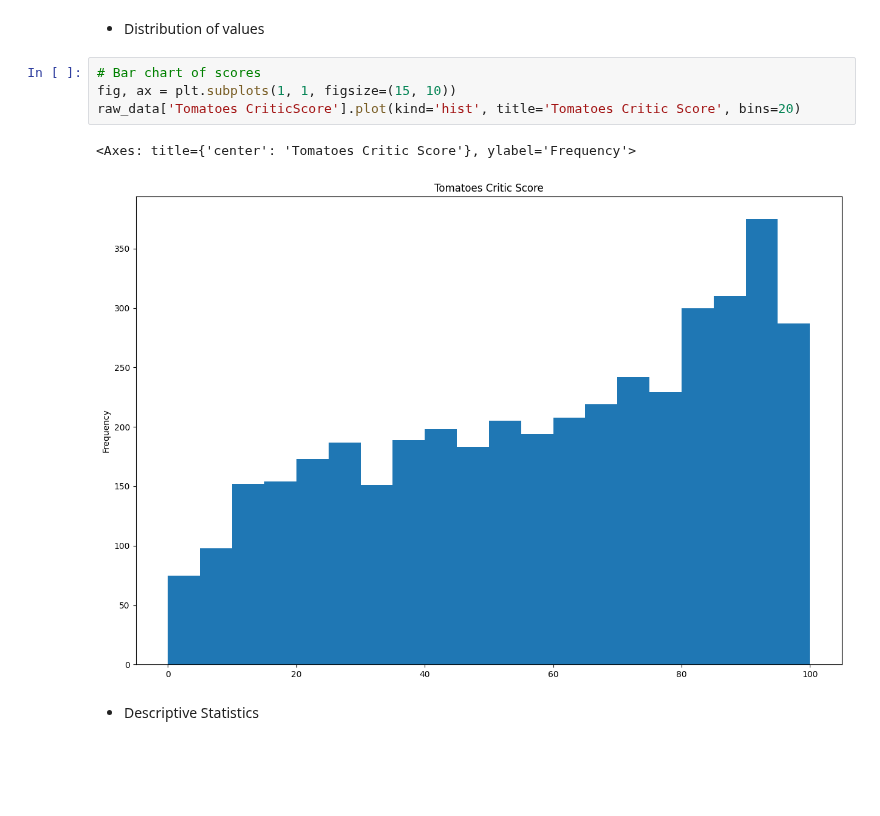
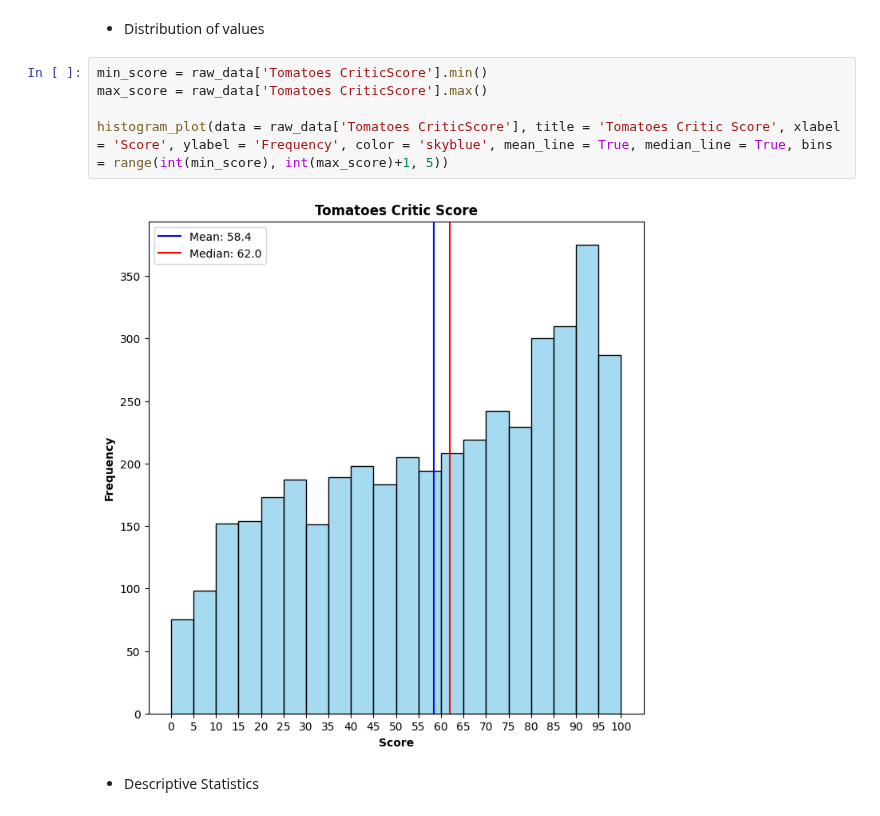
Before and after one commit to truongthuankiet1990gmailcom/Intro2DS---HCMUS---2024, a Jupyter notebook: 22127148_22127224_22127257_22127492.ipynb, the cells around one changed output. Drawn from its saved outputs; the diff is of its cells as text; blank space fills up the shorter version.

```diff
--- a/22127148_22127224_22127257_22127492.ipynb
+++ b/22127148_22127224_22127257_22127492.ipynb
@@ -363,12 +400,12 @@ Most of p-values are < 0.05, suggesting that there is no significant difference
 It is likely that the missingness of Tomatoes CriticScore is **MAR**
 # %% [markdown]
 - Distribution of values
-# %%
-# Bar chart of scores
-fig, ax = plt.subplots(1, 1, figsize=(15, 10))
-raw_data['Tomatoes CriticScore'].plot(kind='hist', title='Tomatoes Critic Score', bins=20)
-# %% [output]
-<Axes: title={'center': 'Tomatoes Critic Score'}, ylabel='Frequency'>
-[figure, removed]
+# %%
+min_score = raw_data['Tomatoes CriticScore'].min()
+max_score = raw_data['Tomatoes CriticScore'].max()
+
+histogram_plot(data = raw_data['Tomatoes CriticScore'], title = 'Tomatoes Critic Score', xlabel = 'Score', ylabel = 'Frequency', color = 'skyblue', mean_line = True, median_line = True, bins = range(int(min_score), int(max_score)+1, 5))
+# %% [output]
+[figure, added]
 # %% [markdown]
 - Descriptive Statistics
```
Also changed, not shown: parts of 45 cells of this notebook.
